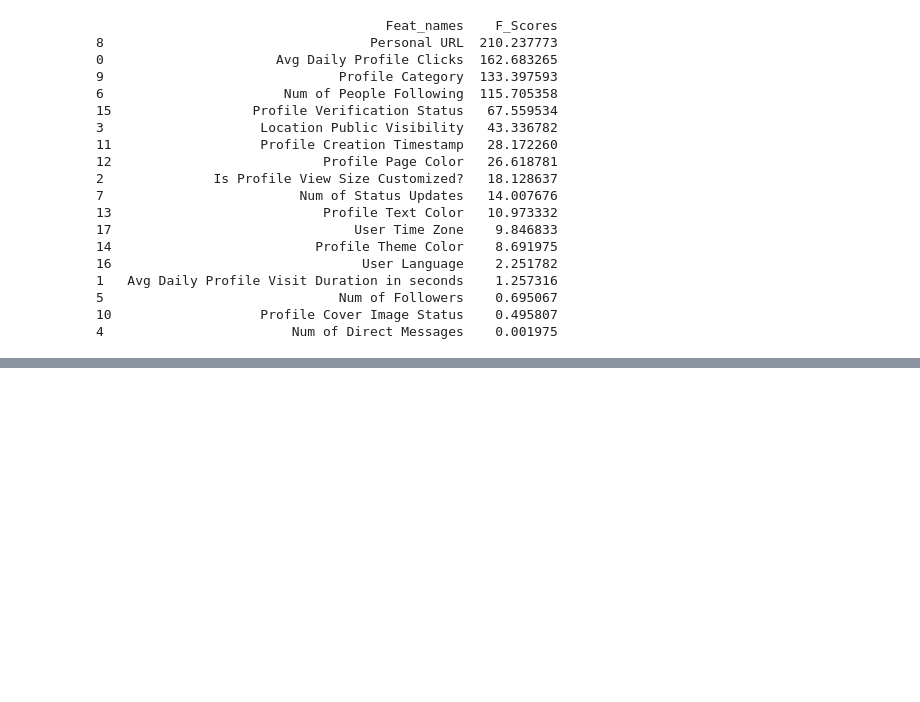
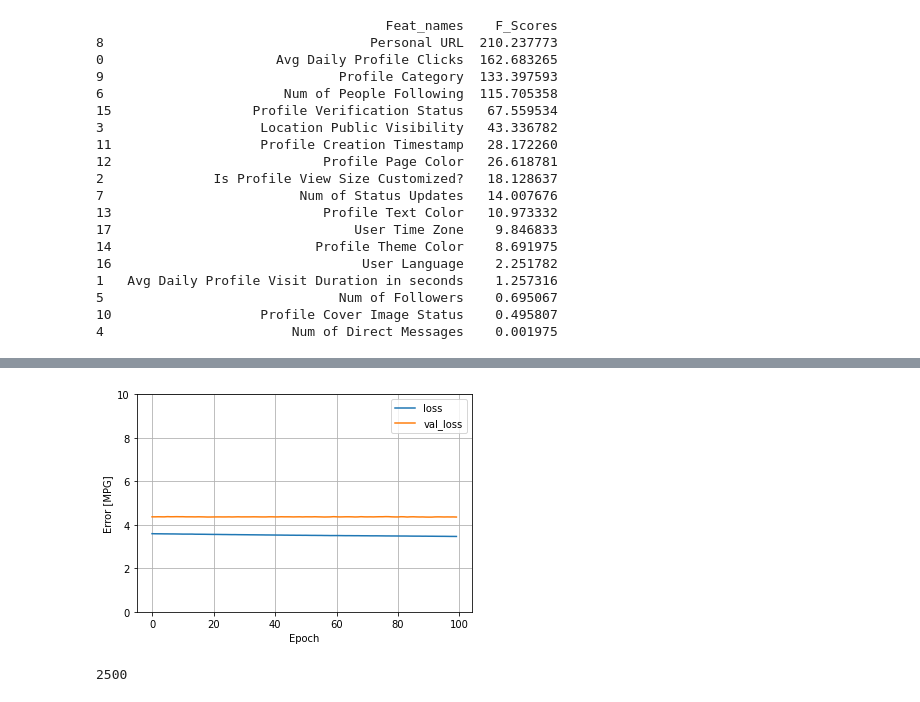
Before and after one commit to luciaeveberger/data_science_final_project, a Jupyter notebook: Kaggle10.ipynb, the cells around one changed output, grey strips where cells are left out. Saved outputs shown, nothing was run; the diff lists cells and outputs as text; code cells hidden in the pictures; blank space fills up the shorter version.

```diff
--- a/Kaggle10.ipynb
+++ b/Kaggle10.ipynb
@@ -185,11 +185,19 @@ print(ns_df_sorted)
 5                              Num of Followers    0.695067
 10                   Profile Cover Image Status    0.495807
 4                        Num of Direct Messages    0.001975
+# %%
+def plot_loss(history):
+  plt.plot(history.history['loss'], label='loss')
+  plt.plot(history.history['val_loss'], label='val_loss')
+  plt.ylim([0, 10])
+  plt.xlabel('Epoch')
+  plt.ylabel('Error [MPG]')
+  plt.legend()
+  plt.grid(True)
 # %%
 num_features = df_train_stand[x_col].shape[1]
 model = Sequential()
 model.add(Dense(22, activation='relu', input_dim=num_features))
 model.add(Dense(22, activation='relu'))
+#
 model.add(Dense(1, kernel_initializer='normal'))
-model.compile(optimizer='adam', loss='mean_squared_logarithmic_error', metrics='mean_squared_logarithmic_error')
-model.fit(df_train_stand[x_col], df_train_stand[y_col], batch_size=4, epochs=100,validation_split=0.2)
@@ -214,0 +221,4 @@ Epoch 100/100
+# %%
+batch_size = 20
+model.compile(optimizer='adam', loss='mean_squared_logarithmic_error', metrics='mean_squared_logarithmic_error')
+history = model.fit(df_train_stand[x_col], df_train_stand[y_col], batch_size=batch_size, epochs=100,validation_split=0.3)
@@ -215,3 +243,7 @@ Epoch 100/100
+# %%
+plot_loss(history)
+# %% [output]
+[figure, added]
 # %%
 # Submission file
 y_pred = model.predict(df_test_stand[x_col])
@@ -220,3 +252,5 @@ dummy["Id"] = df_test.index
 dummy["Predicted"]=y_pred
 dummy.to_csv("submission.csv", sep=',' ,index=False)
 len(y_pred)
+# %% [output]
+2500
```
Also changed, not shown: parts of 3 cells of this notebook.
